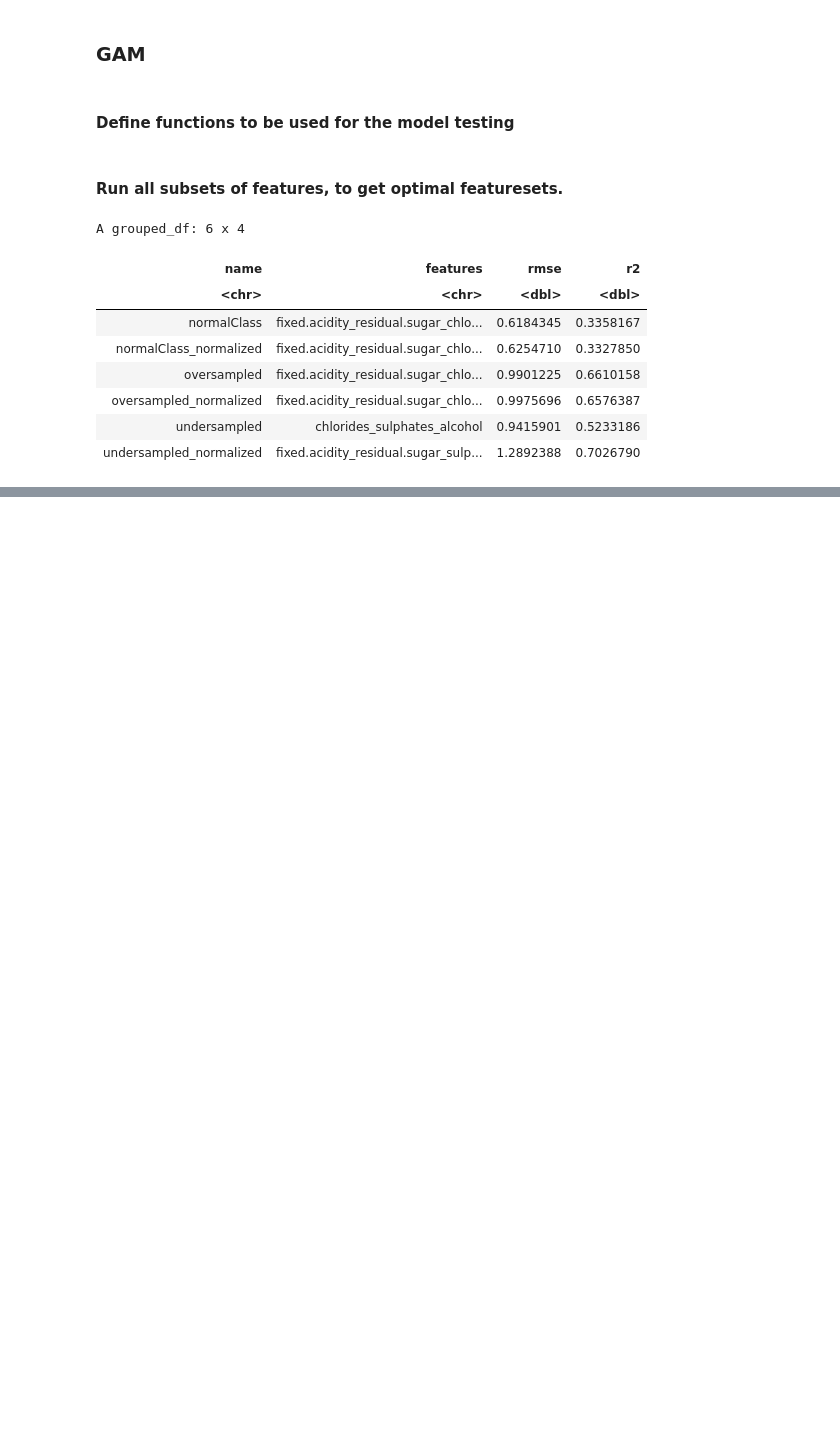
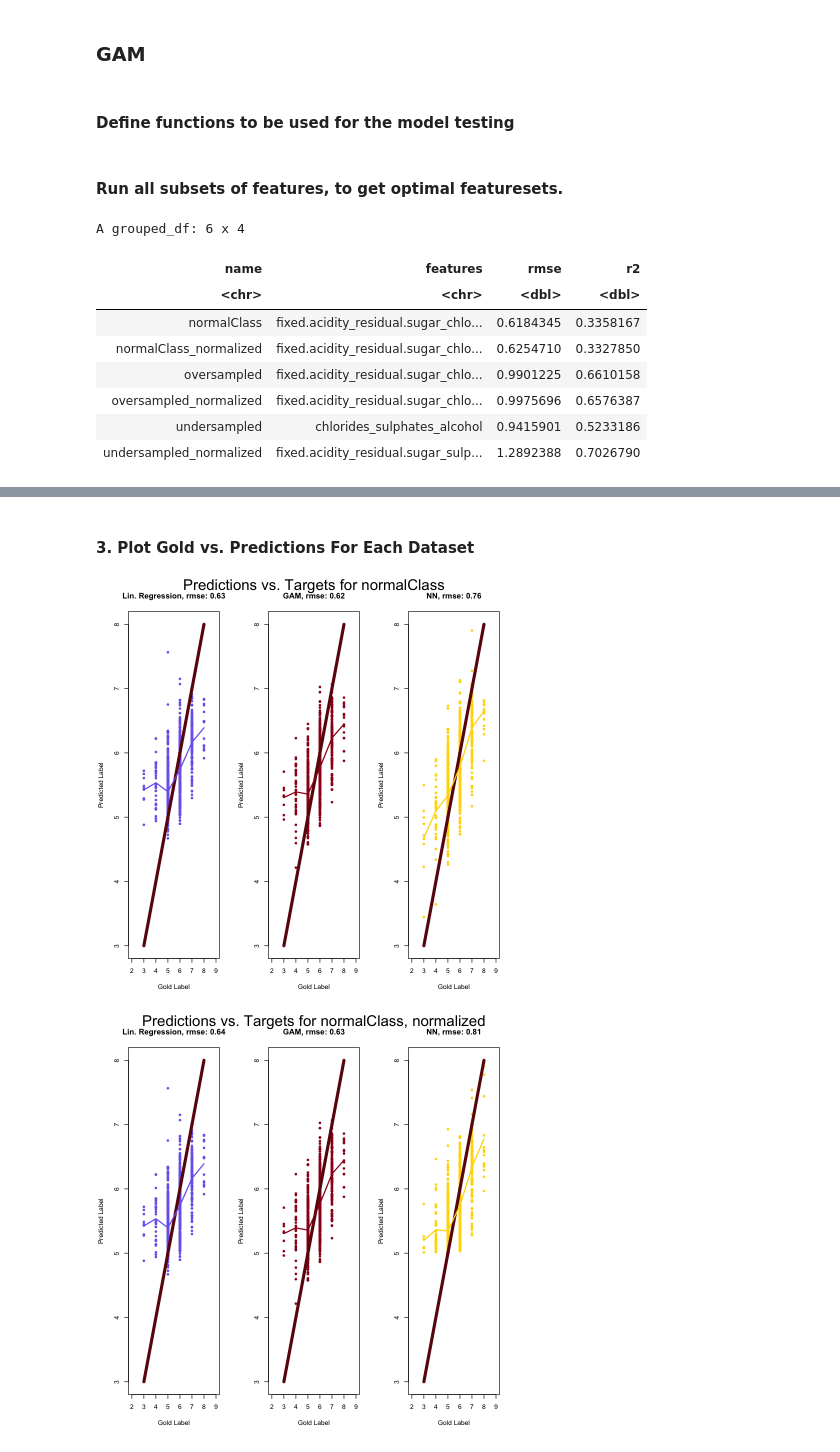
Before and after one commit to rpi11/DSAN5300-final_project, a Jupyter notebook: Regression.ipynb, the cells around one changed output, grey strips where cells are left out. Saved outputs shown, nothing was run; the diff lists cells and outputs as text; code cells hidden in the pictures; blank space fills up the shorter version.

```diff
--- a/Regression.ipynb
+++ b/Regression.ipynb
@@ -323,0 +337,3 @@ plot(preds, test_dfs[[1]]$quality)
+# %%
+GAM <- read.csv("RegressionOutput/GAM.csv", header = T)
+GAM
@@ -323,0 +350,3 @@ plot(preds, test_dfs[[1]]$quality)
+# %%
+NN <- read.csv("RegressionOutput/NN.csv", header = T)
+NN
@@ -323,0 +397,12 @@ plot(preds, test_dfs[[1]]$quality)
+# %%
+preds.train.NN <- list()
+preds.test.NN <- list()
+for(i in 1:nrow(NN)){
+    name <- NN[i,1]
+    hl_size <- NN[i,2]
+
+    model <- nnet(quality ~ ., data = train_dfs[[i]], linout = T, skip = F, size = c(hl_size))
+
+    preds.train.NN <- c(preds.train.NN, list(predict(model, newdata = train_dfs[[i]])))
+    preds.test.NN <- c(preds.test.NN, list(predict(model, newdata = test_dfs[[i]])))
+}
@@ -323,0 +427,47 @@ plot(preds, test_dfs[[1]]$quality)
+# %% [markdown]
+#### 3. Plot Gold vs. Predictions For Each Dataset
+# %%
+modelColor.gold <- "#6B0D0D"
+modelColor.pred <- c("#7B68EE", "#9B111E", "#FFD700")
+
+for(i in 1:length(files)){
+    preds.train <- data.frame(gold = train_dfs[[i]]$quality,
+                        LR = preds.train.LR[[i]],
+                        GAM = preds.train.GAM[[i]],
+                        NN = preds.train.NN[[i]])
+    preds.train <- preds.train[order(preds.train$gold),]
+
+    pred.means <- aggregate(. ~ gold, data = preds.train, FUN = mean)
+
+    par(mfrow = c(1, 3))
+
+
+    plot(preds.train$gold, preds.train$LR, col = modelColor.pred[1], pch = 20,
+        xlim = c(2,9), ylim = c(3,8), xlab = "Gold Label", ylab = "Predicted Label",
+        main = paste("Lin. Regression, rmse:", round(LR[i,3], 2)))
+    lines(preds.train$gold, preds.train$gold, col = modelColor.gold, lw = 5)
+    lines(pred.means$gold, pred.means$LR, col = modelColor.pred[1], lw = 2)
+
+    plot(preds.train$gold, preds.train$GAM, col = modelColor.pred[2], pch = 20,
+        xlim = c(2,9), ylim = c(3,8), xlab = "Gold Label", ylab = "Predicted Label",
+        main = paste("GAM, rmse:", round(GAM[i,3], 2)))
+    lines(preds.train$gold, preds.train$gold, col = modelColor.gold, lw = 5)
+    lines(pred.means$gold, pred.means$GAM, col = modelColor.pred[2], lw = 2)
+
+    if(grepl("normalized", files[i])){
+        title <- paste("Predictions vs. Targets for ", files[i-1], ", normalized", sep = "")
+    }
+    else{
+        title <- paste("Predictions vs. Targets for ", files[i], sep = "")
+    }
+    mtext(title, line = 2.56, cex = 1.5)
+
+    plot(preds.train$gold, preds.train$NN, col = modelColor.pred[3], pch = 20,
+        xlim = c(2,9), ylim = c(3,8), xlab = "Gold Label", ylab = "Predicted Label",
+        main = paste("NN, rmse:", round(NN[i,3], 2)))
+    lines(preds.train$gold, preds.train$gold, col = modelColor.gold, lw = 5)
+    lines(pred.means$gold, pred.means$NN, col = modelColor.pred[3], lw = 2)
+}
+# %% [output]
+[figure, added]
+[figure, added]
```
Also changed, not shown: parts of 21 cells of this notebook, 3 other files.
